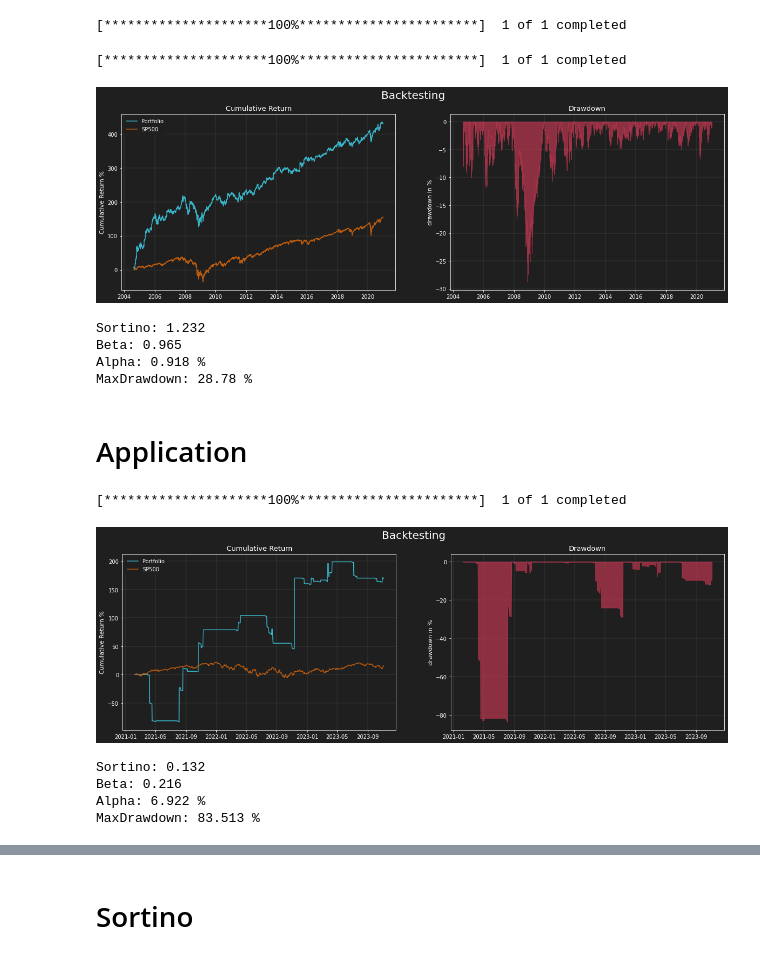
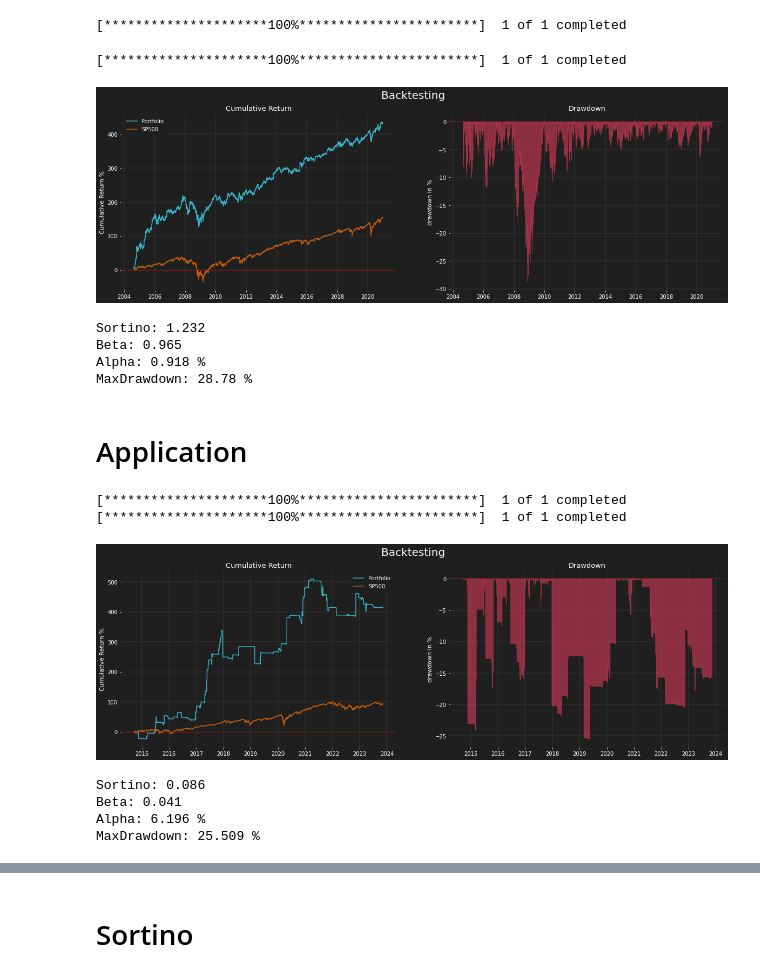
Before and after one commit to JohanGhre/AlgorithmicTrading, a Jupyter notebook: 02_Vectorized_Backtesting.ipynb, the cells around one changed output, grey strips where cells are left out. Saved outputs shown, nothing was run; the diff lists cells and outputs as text; code cells hidden in the pictures.

```diff
--- a/02_Vectorized_Backtesting.ipynb
+++ b/02_Vectorized_Backtesting.ipynb
@@ -15,7 +11,7 @@ facecolor_theme = '#1f1f1f'
 colors = cycler('color',
                 ['#669FEE', '#66EE91', '#9988DD', '#EECC55', '#88BB44', '#FFBBBB'])
 plt.rc('figure', facecolor = facecolor_theme)
-plt.rc('axes', facecolor = facecolor_theme, edgecolor = 'white',
+plt.rc('axes', facecolor = facecolor_theme, edgecolor = '#1f1f1f',
        axisbelow = True, grid = True, prop_cycle = colors,
        labelcolor = 'white')
 plt.rc('xtick', color = 'white')
@@ -69,7 +65,6 @@ def BackTest(serie, annualiazed_scalar=252):
     drawdown = cum/running_max - 1
 
     return drawdown
-
 
   # Import the benchmark
   sp500 = yf.download("^GSPC")["Adj Close"].pct_change(1)
@@ -107,6 +102,9 @@ def BackTest(serie, annualiazed_scalar=252):
   # SP500 cumsum chart
   cum.plot(val["SP500"].cumsum()*100, color="#B85A0F")
 
+  # Horizontal line
+  cum.axhline(y=0, color='r', linewidth=0.5)
+
   # Put a legend
   cum.legend(["Portfolio", "SP500"])
 
@@ -122,6 +120,9 @@ def BackTest(serie, annualiazed_scalar=252):
   dra.set_title("Drawdown", size=13)
 
   dra.set_ylabel("drawdown in %", size=11)
+
+  # Horizontal line
+  dra.axhline(y=0, color='r', linewidth=0.5)
 
   # Plot the graph
   plt.show()
@@ -139,7 +140,7 @@ def BackTest(serie, annualiazed_scalar=252):
   beta = np.cov(val[["return", "SP500"]].values,rowvar=False)[0][1] / np.var(val["SP500"].values)
 
   # Compute the alpha
-  alpha = annualiazed_scalar * (serie.mean() - beta*serie.mean())
+  alpha = annualiazed_scalar * (serie.mean() - beta * serie.mean())
 
   # Print the statistics
   print(f"Sortino: {np.round(sortino,3)}")
@@ -160,7 +161,7 @@ return_serie.name = "return"
 BackTest(return_serie, 252)
 # %% [output]
 [*********************100%***********************]  1 of 1 completed
-[figure, old version]
+[figure, new version]
 Sortino: 1.232
 Beta: 0.965
 Alpha: 0.918 %
@@ -170 +185,15 @@ MaxDrawdown: 28.78 %
+# %%
+def preprocessing(asset):
+
+    # Import data
+    df = yf.download(asset).dropna()
+
+    # Rename columns
+    df.columns = ['open', 'high', 'low', 'close', 'adj close', 'volume']
+    df.index.name = 'time'
+
+    # Remove adj close
+    df = df.drop('adj close', axis=1)
+
+    return df
 # %%
@@ -209,21 +223,22 @@ def breakout(df, cost=0.01, duration=7):
 
     return df['return']
 # %%
-asset = "ETH"
-interval = Client.KLINE_INTERVAL_1DAY
+asset = "BTC"
+#interval = Client.KLINE_INTERVAL_1DAY
 
 # Manage the data
-df = preprocessing(f"{asset}USDT", interval)
+df = preprocessing(f"{asset}-USD")
 
 # Create the strategy
 dfc = breakout(df, duration=7)
 
 # BackTesting
 BackTest(dfc.fillna(value=0), 52)
 # %% [output]
 [*********************100%***********************]  1 of 1 completed
+[*********************100%***********************]  1 of 1 completed
-[figure, old version]
+[figure, new version]
-Sortino: 0.132
-Beta: 0.216
-Alpha: 6.922 %
-MaxDrawdown: 83.513 %
+Sortino: 0.086
+Beta: 0.041
+Alpha: 6.196 %
+MaxDrawdown: 25.509 %
```
Also changed, not shown: parts of 6 cells of this notebook, 4 other files.
